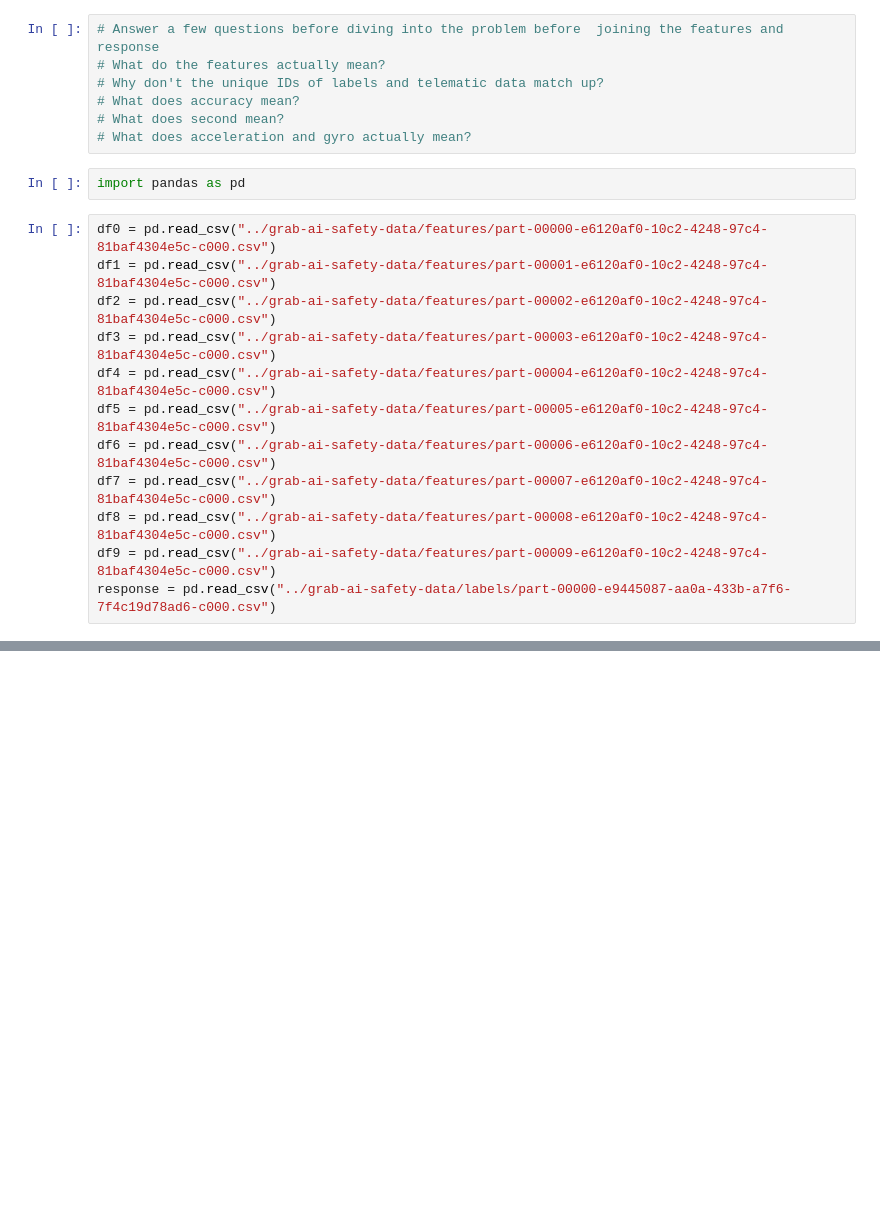
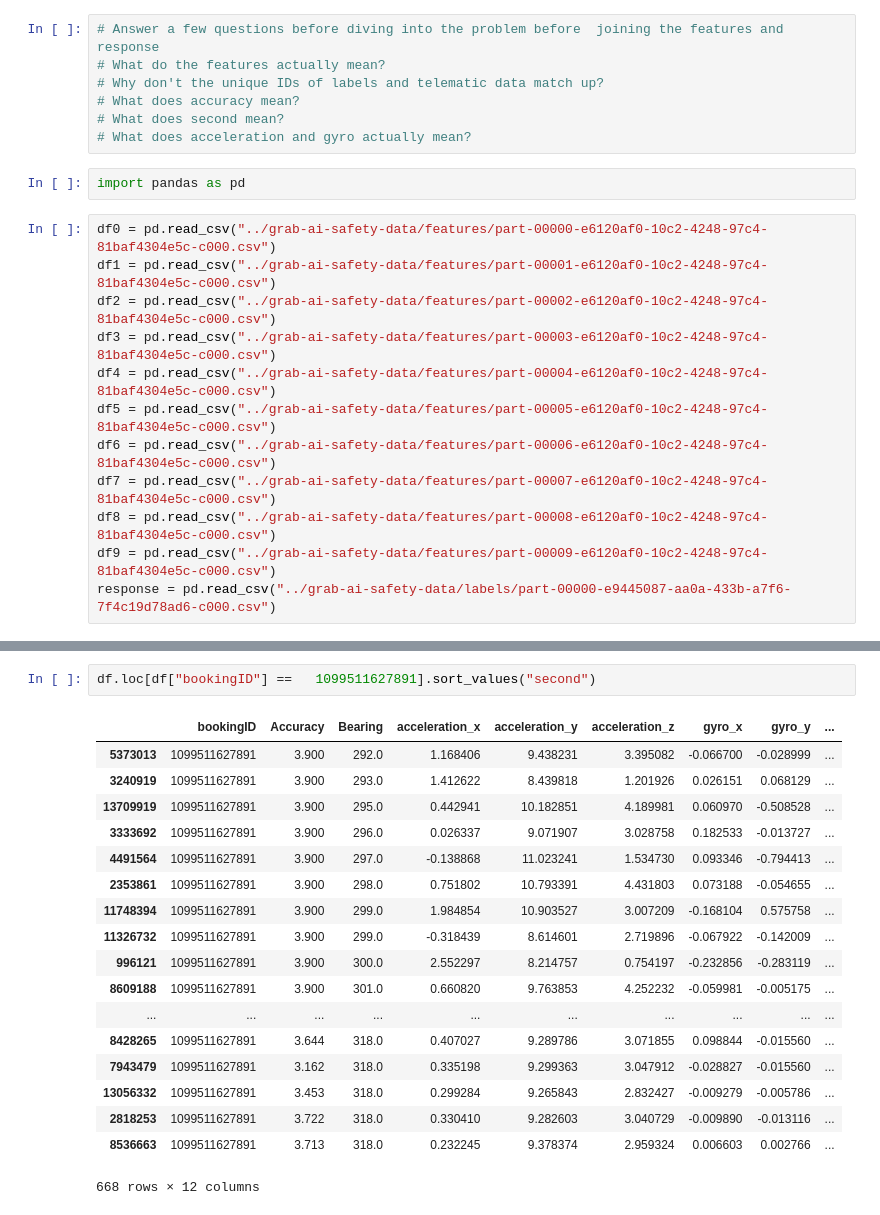
Before and after one commit to jtsw1990/grab-ai-safety, a Jupyter notebook: 1. Safety Challenge - Data reading.ipynb, the cells around one changed output, grey strips where cells are left out. Drawn from its saved outputs; the diff is of its cells as text; blank space fills up the shorter version.

```diff
--- a/1. Safety Challenge - Data reading.ipynb
+++ b/1. Safety Challenge - Data reading.ipynb
@@ -83,0 +53,21 @@ response
+# %%
+df.loc[df["bookingID"] == 	1099511627891].sort_values("second")
+# %% [output]
+|  | bookingID | Accuracy | Bearing | acceleration_x | acceleration_y | acceleration_z | gyro_x | gyro_y | ... |
+| 5373013 | 1099511627891 | 3.900 | 292.0 | 1.168406 | 9.438231 | 3.395082 | -0.066700 | -0.028999 | ... |
+| 3240919 | 1099511627891 | 3.900 | 293.0 | 1.412622 | 8.439818 | 1.201926 | 0.026151 | 0.068129 | ... |
+| 13709919 | 1099511627891 | 3.900 | 295.0 | 0.442941 | 10.182851 | 4.189981 | 0.060970 | -0.508528 | ... |
+| 3333692 | 1099511627891 | 3.900 | 296.0 | 0.026337 | 9.071907 | 3.028758 | 0.182533 | -0.013727 | ... |
+| 4491564 | 1099511627891 | 3.900 | 297.0 | -0.138868 | 11.023241 | 1.534730 | 0.093346 | -0.794413 | ... |
+| 2353861 | 1099511627891 | 3.900 | 298.0 | 0.751802 | 10.793391 | 4.431803 | 0.073188 | -0.054655 | ... |
+| 11748394 | 1099511627891 | 3.900 | 299.0 | 1.984854 | 10.903527 | 3.007209 | -0.168104 | 0.575758 | ... |
+| 11326732 | 1099511627891 | 3.900 | 299.0 | -0.318439 | 8.614601 | 2.719896 | -0.067922 | -0.142009 | ... |
+| 996121 | 1099511627891 | 3.900 | 300.0 | 2.552297 | 8.214757 | 0.754197 | -0.232856 | -0.283119 | ... |
+| 8609188 | 1099511627891 | 3.900 | 301.0 | 0.660820 | 9.763853 | 4.252232 | -0.059981 | -0.005175 | ... |
+| ... | ... | ... | ... | ... | ... | ... | ... | ... | ... |
+| 8428265 | 1099511627891 | 3.644 | 318.0 | 0.407027 | 9.289786 | 3.071855 | 0.098844 | -0.015560 | ... |
+| 7943479 | 1099511627891 | 3.162 | 318.0 | 0.335198 | 9.299363 | 3.047912 | -0.028827 | -0.015560 | ... |
+| 13056332 | 1099511627891 | 3.453 | 318.0 | 0.299284 | 9.265843 | 2.832427 | -0.009279 | -0.005786 | ... |
+| 2818253 | 1099511627891 | 3.722 | 318.0 | 0.330410 | 9.282603 | 3.040729 | -0.009890 | -0.013116 | ... |
+| 8536663 | 1099511627891 | 3.713 | 318.0 | 0.232245 | 9.378374 | 2.959324 | 0.006603 | 0.002766 | ... |
+668 rows × 12 columns
```
Also changed, not shown: parts of 7 cells of this notebook, 1 other file.
